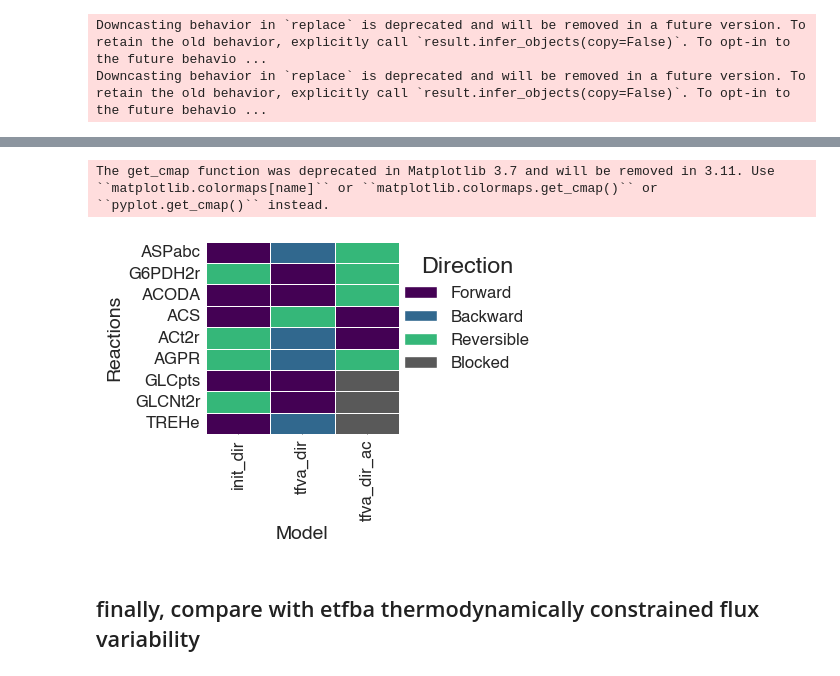
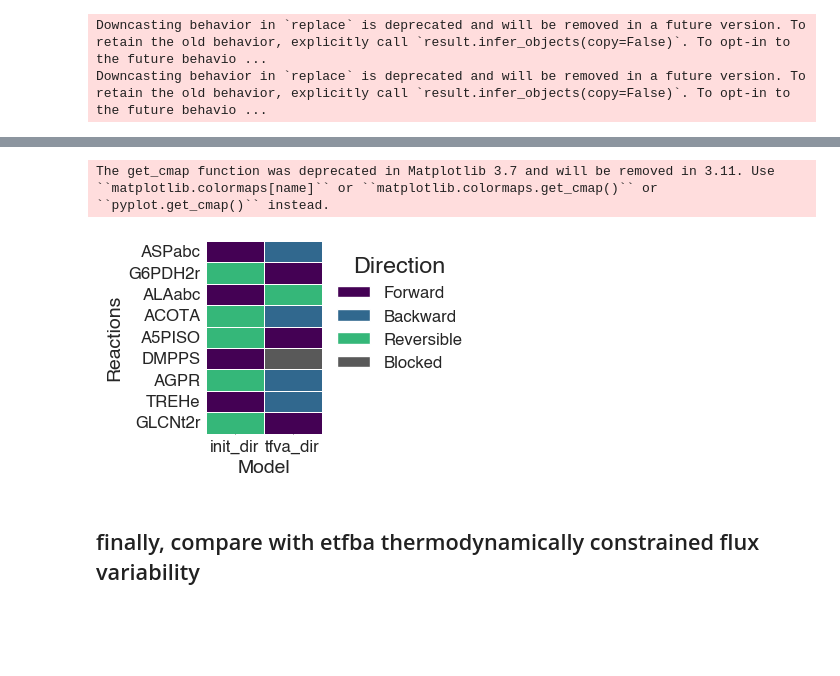
Before and after one commit to molecular-systems-biology/thermo-flux, a Jupyter notebook: Results_protocol_paper_2024/results_C_ecoli/2_ecoli_analysis_directions.ipynb, the cells around one changed output, grey strips where cells are left out. Saved outputs shown, nothing was run; the diff lists cells and outputs as text; code cells hidden in the pictures; blank space fills up the shorter version.

```diff
--- a/Results_protocol_paper_2024/results_C_ecoli/2_ecoli_analysis_directions.ipynb
+++ b/Results_protocol_paper_2024/results_C_ecoli/2_ecoli_analysis_directions.ipynb
@@ -83,13 +83,13 @@ and add same reactions than for 1_tfva
 ## get reaction directions from TFVA
 # %%
 metabolome=True
-df_vbounds=pd.read_csv(f'ecoli_{condition}_vbounds_metabolome{metabolome}.csv',index_col=1)
-df_vbounds.drop('Unnamed: 0',axis=1,inplace=True)
+df_vbounds=pd.read_csv(f'{PLOTTING_DATA_FOLDER}/ecoli_{condition}_vbounds_metabolome{metabolome}.csv',index_col=0)
+# df_vbounds.drop('Unnamed: 0',axis=1,inplace=True)
 df_vbounds
 # df_vbounds[abs(df_vbounds)<1e-6]=0
 metabolome=False
-nomet_bounds=pd.read_csv(f'ecoli_{condition}_vbounds_metabolome{metabolome}.csv',index_col=1)
-nomet_bounds.drop('Unnamed: 0',axis=1,inplace=True)
+nomet_bounds=pd.read_csv(f'{PLOTTING_DATA_FOLDER}/ecoli_{condition}_vbounds_metabolome{metabolome}.csv',index_col=1)
+nomet_bounds.drop('Unnamed: 0',axis=1,inplace=True) ##formatted differently
 nomet_bounds
 # %% [output]
 |  | lb | ub |
@@ -346,8 +334,8 @@ SULabc lb 0.0626083988694217 0.0626083988695357
 ##focus on rxn where ac and glc are different
 # %%
 heatmap_df = df_compare[
-    df_compare["tfva_dir"] != df_compare["tfva_dir_ac"]
-][["init_dir", "tfva_dir", "tfva_dir_ac"]]
+    df_compare["tfva_dir"] != df_compare["init_dir"]
+][["init_dir", "tfva_dir"]]
 #
 heatmap_df
 dir_map = {
@@ -358,18 +346,24 @@ dir_map = {
 }
 
 heat_num = heatmap_df.replace(dir_map)
-heat_num.drop_duplicates(inplace=True, keep="first")
-heat_num.loc['G6PDH2r']=heatmap_df.loc['G6PDH2r'].replace(dir_map)
-heat_num.drop(index='ENO',inplace=True)
+heat_num_plot=heat_num.drop_duplicates( keep="first").copy()
+heat_num_plot.loc['G6PDH2r']=heatmap_df.loc['G6PDH2r'].replace(dir_map)
+# heat_num.drop(index='ENO',inplace=True)
 # %% [output]
 Downcasting behavior in `replace` is deprecated and will be removed in a future version. To retain the old behavior, explicitly call `result.infer_objects(copy=False)`. To opt-in to the future behavio ...
 Downcasting behavior in `replace` is deprecated and will be removed in a future version. To retain the old behavior, explicitly call `result.infer_objects(copy=False)`. To opt-in to the future behavio ...
 # %%
 priority = ["ASPabc", "G6PDH2r"]
 
-heat_num = pd.concat(
+heat_num_plot = pd.concat(
     [
-        heat_num.loc[priority],
-        heat_num.drop(index=priority)
+        heat_num_plot.loc[priority],
+        heat_num_plot.drop(index=priority)
     ]
 )
+# %%
+### add 3 reactions more to plot, that have opposite direcitons between tfva and init
+heat_num_plot.loc['AGPR']=heat_num.loc['AGPR']
+heat_num_plot.loc['TREHe']=heat_num.loc['TREHe']
+heat_num_plot.loc['GLCNt2r']=heat_num.loc['GLCNt2r']
+heat_num_plot
@@ -376,5 +381,5 @@ heat_num = pd.concat(
 # %%
-plt.figure(figsize=(2.5, 2.5))
+plt.figure(figsize=(1.5, 2.5))
 from matplotlib.colors import ListedColormap
 from matplotlib import cm
 import numpy as np
@@ -387,36 +392,36 @@ colors[-1]= [0.35, 0.35, 0.35, 1.0]
 cmap = ListedColormap(colors)
 
 ax = sns.heatmap(
-    heat_num,
+    heat_num_plot,
     cmap=cmap,
     cbar=False,
     linewidths=0.5,
     linecolor="white",
 )
 
 ax.set_xlabel("Model")
 ax.set_ylabel("Reactions")
 
 from matplotlib.patches import Patch
 
 legend_elements = [
     Patch(facecolor=cmap.colors[0], label="Forward"),
     Patch(facecolor=cmap.colors[1], label="Backward"),
     Patch(facecolor=cmap.colors[2], label="Reversible"),
     Patch(facecolor=cmap.colors[3], label="Blocked"),
 ]
 
 ax.legend(
     handles=legend_elements,
     title="Direction",
-    bbox_to_anchor=(1.75, 1),
+    bbox_to_anchor=(1, 1),loc='upper left',
     frameon=False,
 )
 # plt.savefig(f'{OUTPUT_FOLDER}/ecoli_rxndirs_conditioncomparison.png',dpi=300)
 # plt.savefig(f'{OUTPUT_FOLDER}/ecoli_rxndirs_conditioncomparison.svg',dpi=300)
 # %% [output]
 The get_cmap function was deprecated in Matplotlib 3.7 and will be removed in 3.11. Use ``matplotlib.colormaps[name]`` or ``matplotlib.colormaps.get_cmap()`` or ``pyplot.get_cmap()`` instead.
-[figure, old version]
+[figure, new version]
 # %% [markdown]
 ## finally, compare with etfba thermodynamically constrained flux variability
 # %%
```
Also changed, not shown: parts of 6 cells of this notebook, 1 other file.
